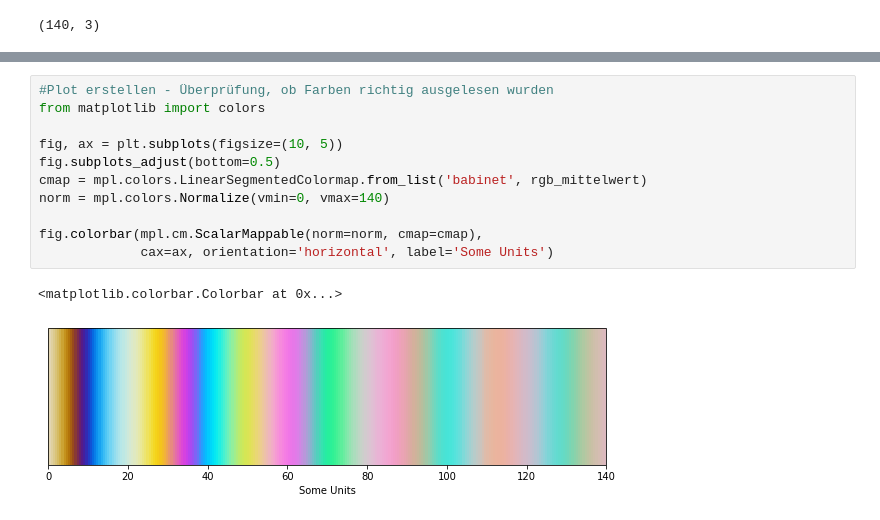
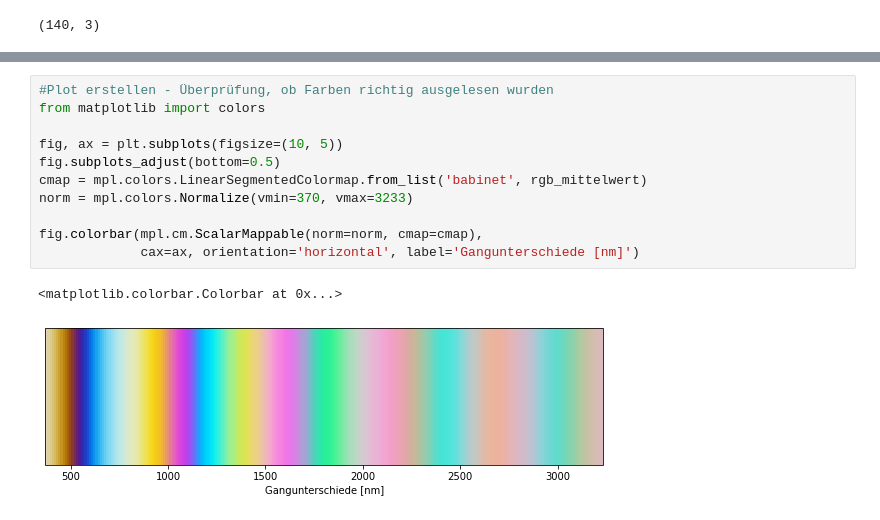
Before and after one commit to Chrissi2207/Chrissi2207, a Jupyter notebook: kalibrierung-babinet.ipynb, the cells around one changed output, grey strips where cells are left out. Drawn from its saved outputs; the diff is of its cells as text.

```diff
--- a/kalibrierung-babinet.ipynb
+++ b/kalibrierung-babinet.ipynb
@@ -159,14 +146,14 @@ dataframe.to_csv('babinet_rgb.csv',index=False)
 # %%
 #Plot erstellen - Überprüfung, ob Farben richtig ausgelesen wurden
 from matplotlib import colors
 
 fig, ax = plt.subplots(figsize=(10, 5))
 fig.subplots_adjust(bottom=0.5)
 cmap = mpl.colors.LinearSegmentedColormap.from_list('babinet', rgb_mittelwert)
-norm = mpl.colors.Normalize(vmin=0, vmax=140)
+norm = mpl.colors.Normalize(vmin=370, vmax=3233)
 
 fig.colorbar(mpl.cm.ScalarMappable(norm=norm, cmap=cmap),
-             cax=ax, orientation='horizontal', label='Some Units')
+             cax=ax, orientation='horizontal', label='Gangunterschiede [nm]')
 # %% [output]
 <matplotlib.colorbar.Colorbar at 0x...>
-[figure, old version]
+[figure, new version]
```
Also changed, not shown: parts of 3 cells of this notebook.
